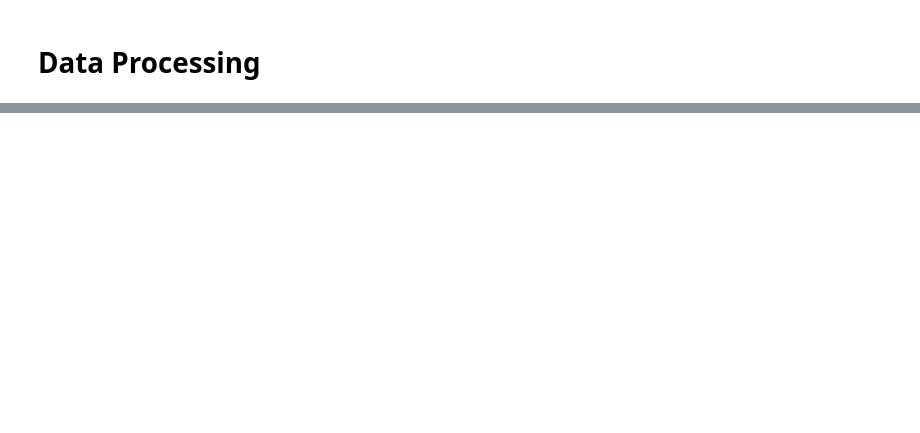
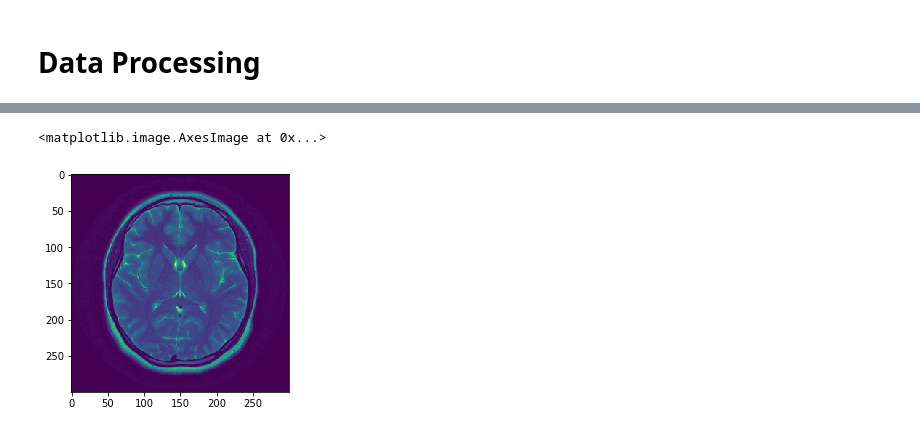
Before and after one commit to srinidhig/tumor_classification_localization, a Jupyter notebook: Tumor Classification and Localization - Deep Learning Approach.ipynb, the cells around one changed output, grey strips where cells are left out. Drawn from its saved outputs; the diff is of its cells as text; code cells hidden in the pictures; blank space fills up the shorter version.

```diff
--- a/Tumor Classification and Localization - Deep Learning Approach.ipynb
+++ b/Tumor Classification and Localization - Deep Learning Approach.ipynb
@@ -54,0 +51,3 @@ yes_samples[0].mean(axis = 2).shape
+# %%
+for i in no_samples:
+    print(i.shape)
@@ -54,0 +72,3 @@ yes_samples[0].mean(axis = 2).shape
+# %%
+for i in yes_samples:
+    print(i.shape)
@@ -55,3 +93,32 @@ yes_samples[0].mean(axis = 2).shape
 # %%
-# The no_samples are in 2 dimensions but the yes samples are in 3 dimensions. So let's convert the yes samples to
+# Some of the samples in yes and no classes are in 3 dimensions, while the rest are in 2. So let's convert the yes samples to
 # 2 dimensions by taking the mean along the third axis
+
+for ind in range(len(yes_samples)):
+    temp = yes_samples[ind]
+    if len(temp.shape) == 3:
+        yes_samples[ind] = temp.mean(axis = 2)
+
+for ind in range(len(no_samples)):
+    temp = no_samples[ind]
+    if len(temp.shape) == 3:
+        no_samples[ind] = temp.mean(axis = 2)
+# %%
+# Resizing Images - we can use this as a hyperparameter but for now, let's construct 300x300 pixel images from those we have
+
+width = 300
+height = 300
+
+no_processed = []
+yes_processed = []
+
+for i in yes_samples:
+    yes_processed.append(cv2.resize(i, (width, height), interpolation=cv2.INTER_LINEAR))
+
+for i in no_samples:
+    no_processed.append(cv2.resize(i, (width, height), interpolation=cv2.INTER_LINEAR))
+# %%
+plt.imshow(no_processed[0])
+# %% [output]
+<matplotlib.image.AxesImage at 0x...>
+[figure, added]
```
Also changed, not shown: parts of 19 cells of this notebook.
